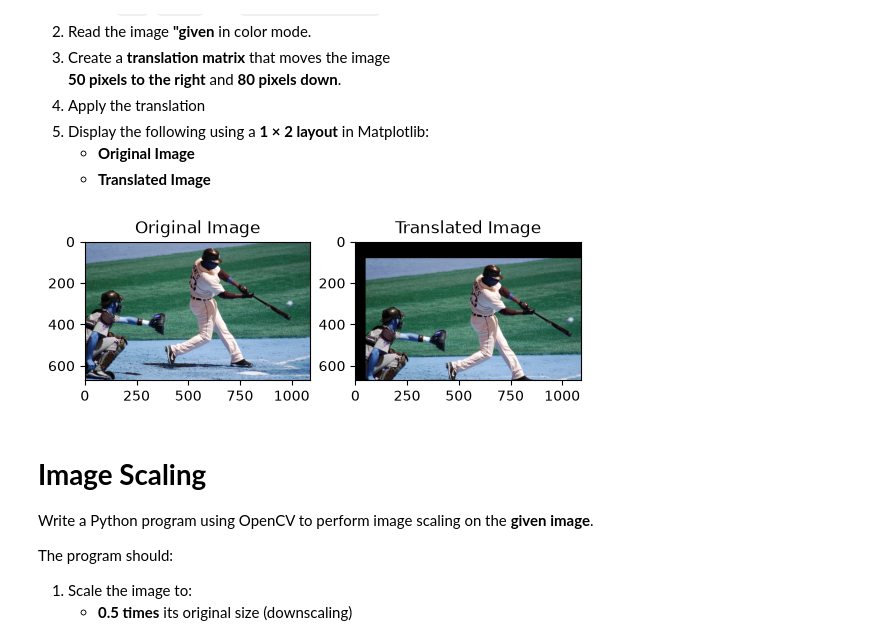
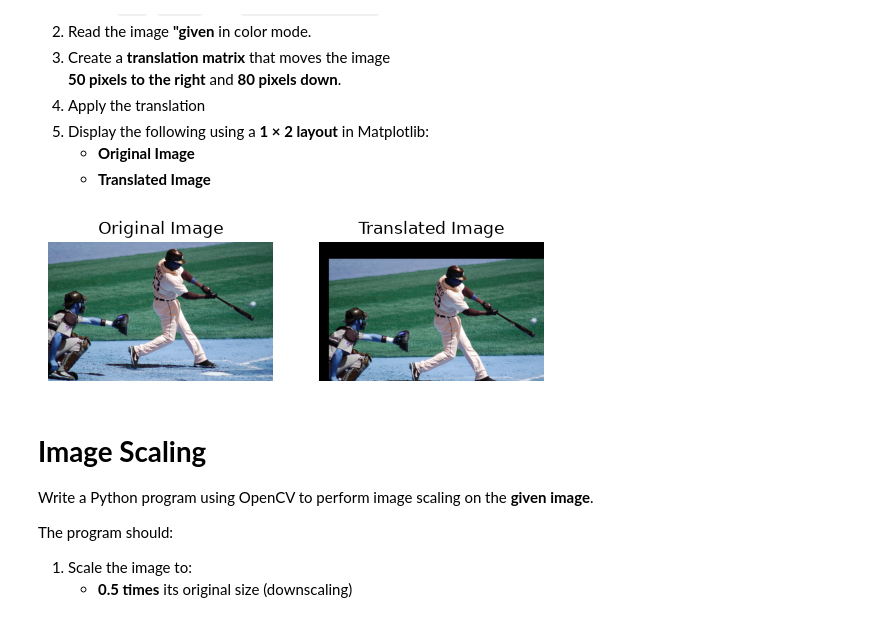
Before and after one commit to monisha-1501/Image-Translation-Using-OpenCV, a Jupyter notebook: Image Translation.ipynb, the cells around one changed output. Saved outputs shown, nothing was run; the diff lists cells and outputs as text; code cells hidden in the pictures.

```diff
--- a/Image Translation.ipynb
+++ b/Image Translation.ipynb
@@ -34,15 +34,17 @@ translated = cv2.warpAffine(img, M, (img.shape[1], img.shape[0]))
 # %%
 plt.subplot(1, 2, 1)
 plt.imshow(img)
 plt.title("Original Image")
+plt.axis("off")
 
 plt.subplot(1, 2, 2)
 plt.imshow(translated)
 plt.title("Translated Image")
+plt.axis("off")
 
 plt.show()
 # %% [output]
-[figure, old version]
+[figure, new version]
 # %% [markdown]
 # **Image Scaling**
 
```
Also changed, not shown: parts of 7 cells of this notebook.
